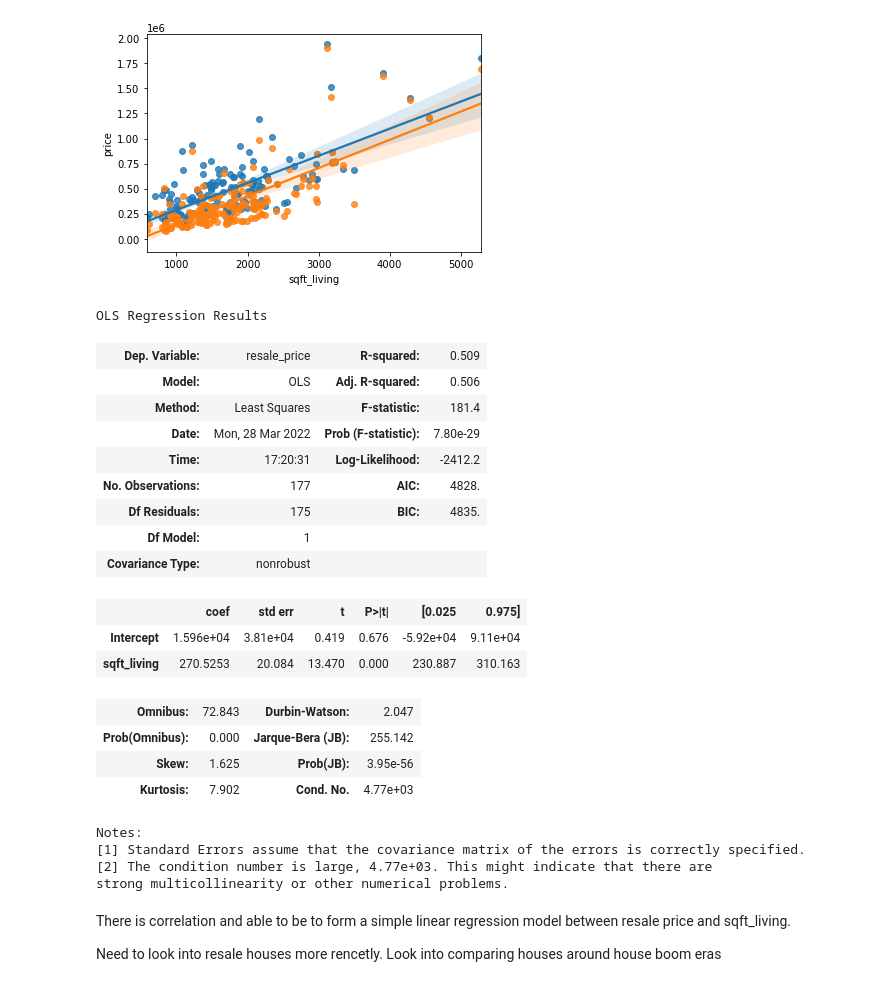
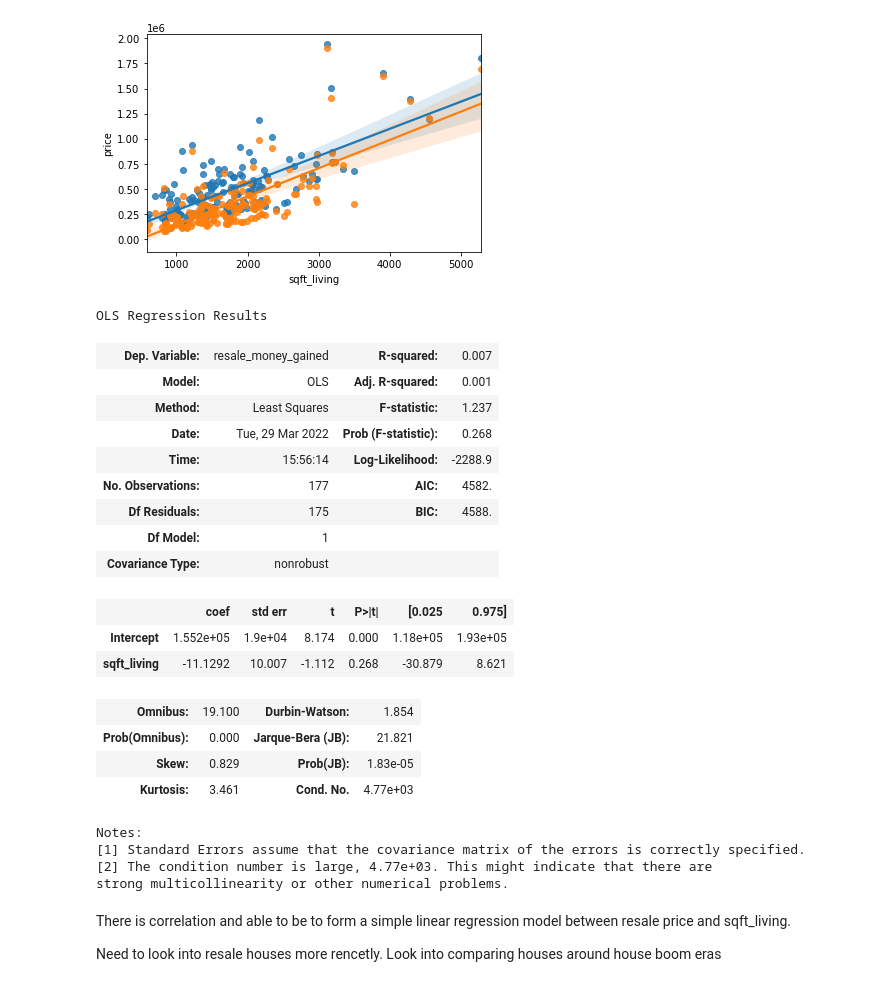
Before and after one commit to hanis-z/King-County-Millenial-homeowner-program, a Jupyter notebook: individualNotebooks/Kyle notebook.ipynb, the cells around one changed output. Drawn from its saved outputs; the diff is of its cells as text; code cells hidden in the pictures.

```diff
--- a/individualNotebooks/Kyle notebook.ipynb
+++ b/individualNotebooks/Kyle notebook.ipynb
@@ -269,3 +275,6 @@ See the caveats in the documentation: https://pandas.pydata.org/pandas-docs/stab
 | 21564 | 7853420110 | 10/3/2014 | 594866.0 | 3 | 3.00 | 2780 | 6000 | 2.0 | NO | NONE | ... |
 | 21565 | 7853420110 | 5/4/2015 | 625000.0 | 3 | 3.00 | 2780 | 6000 | 2.0 | NO | NONE | ... |
 353 rows × 24 columns
+# %%
+df['resold'] = df.id.duplicated()  #saved the resold column to df.further exploration in this section was exploring this grouping
+sum(df.resold)
@@ -389,28 +400,28 @@ sns.regplot(x=duplicated_df_resale.sqft_living,y=duplicated_df_resale.price);
 # %%
 # Houses that were bought and relisted are being sold on average at higher rates
 # %%
-formula = 'resale_price ~ sqft_living'
+formula = 'resale_money_gained ~ sqft_living'
 sqft_resale_mod = ols(formula, duplicated_df_resale).fit()
 sqft_resale_mod_summary = sqft_resale_mod.summary()
 sqft_resale_mod_summary
 # %% [output]
 OLS Regression Results
-| Dep. Variable: | resale_price | R-squared: | 0.509 |
-| Model: | OLS | Adj. R-squared: | 0.506 |
-| Method: | Least Squares | F-statistic: | 181.4 |
-| Date: | Mon, 28 Mar 2022 | Prob (F-statistic): | 7.80e-29 |
-| Time: | 17:20:31 | Log-Likelihood: | -2412.2 |
-| No. Observations: | 177 | AIC: | 4828. |
-| Df Residuals: | 175 | BIC: | 4835. |
+| Dep. Variable: | resale_money_gained | R-squared: | 0.007 |
+| Model: | OLS | Adj. R-squared: | 0.001 |
+| Method: | Least Squares | F-statistic: | 1.237 |
+| Date: | Tue, 29 Mar 2022 | Prob (F-statistic): | 0.268 |
+| Time: | 15:56:14 | Log-Likelihood: | -2288.9 |
+| No. Observations: | 177 | AIC: | 4582. |
+| Df Residuals: | 175 | BIC: | 4588. |
 | Df Model: | 1 |  |  |
 | Covariance Type: | nonrobust |  |  |
 |  | coef | std err | t | P>|t| | [0.025 | 0.975] |
-| Intercept | 1.596e+04 | 3.81e+04 | 0.419 | 0.676 | -5.92e+04 | 9.11e+04 |
-| sqft_living | 270.5253 | 20.084 | 13.470 | 0.000 | 230.887 | 310.163 |
+| Intercept | 1.552e+05 | 1.9e+04 | 8.174 | 0.000 | 1.18e+05 | 1.93e+05 |
+| sqft_living | -11.1292 | 10.007 | -1.112 | 0.268 | -30.879 | 8.621 |
-| Omnibus: | 72.843 | Durbin-Watson: | 2.047 |
-| Prob(Omnibus): | 0.000 | Jarque-Bera (JB): | 255.142 |
-| Skew: | 1.625 | Prob(JB): | 3.95e-56 |
-| Kurtosis: | 7.902 | Cond. No. | 4.77e+03 |
+| Omnibus: | 19.100 | Durbin-Watson: | 1.854 |
+| Prob(Omnibus): | 0.000 | Jarque-Bera (JB): | 21.821 |
+| Skew: | 0.829 | Prob(JB): | 1.83e-05 |
+| Kurtosis: | 3.461 | Cond. No. | 4.77e+03 |
 Notes:
 [1] Standard Errors assume that the covariance matrix of the errors is correctly specified.
 [2] The condition number is large, 4.77e+03. This might indicate that there are
```
Also changed, not shown: parts of 18 cells of this notebook.
